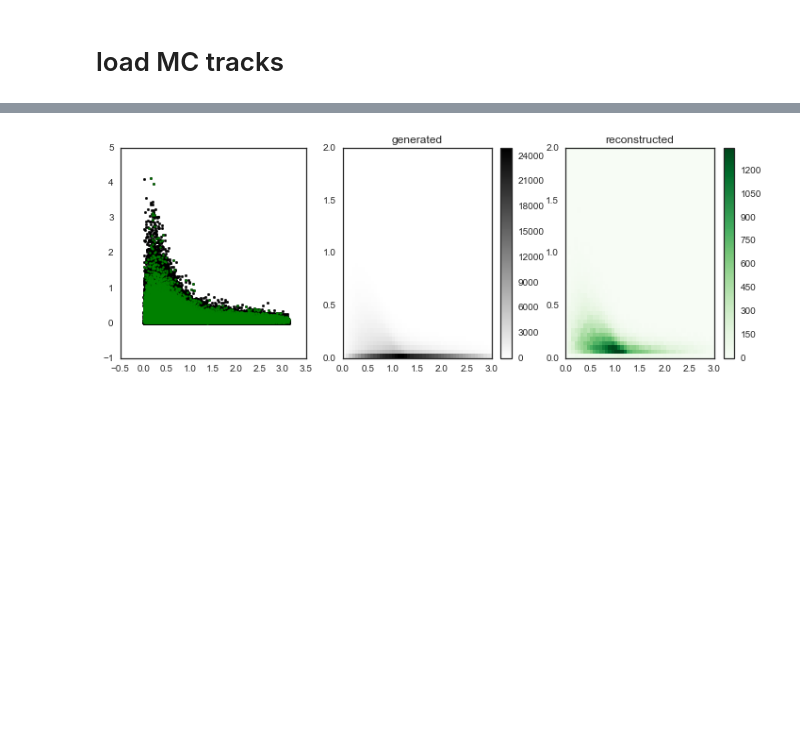
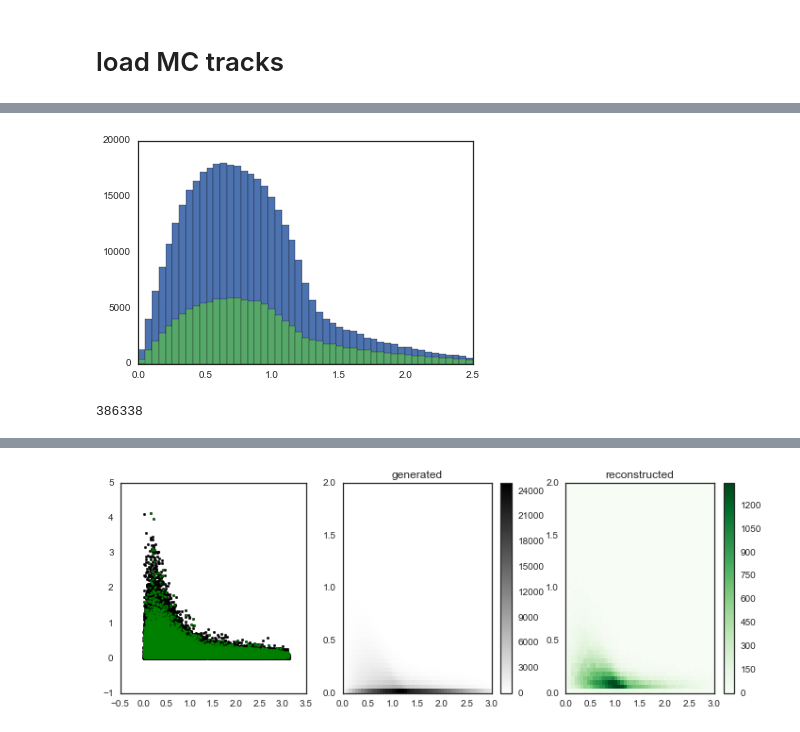
Before and after one commit to erezcoh4/AnalysisTreesInformation, a Jupyter notebook: AnaTreesPackage/notebooks/MC_BNB_anatrees_plots.ipynb, the cells around one changed output, grey strips where cells are left out. Saved outputs shown, nothing was run; the diff lists cells and outputs as text; code cells hidden in the pictures; blank space fills up the shorter version.

```diff
--- a/AnaTreesPackage/notebooks/MC_BNB_anatrees_plots.ipynb
+++ b/AnaTreesPackage/notebooks/MC_BNB_anatrees_plots.ipynb
@@ -97,0 +135,10 @@ def acceptace_2d( vx='theta' , vy='phi',
+# %%
+
+plt.hist(MCBNB_gen_protons.theta,bins=np.linspace(0,2.5,50));
+plt.hist(MCBNB_rec_protons.truth_theta,bins=np.linspace(0,2.5,50));
+# %% [output]
+[figure, added]
+# %%
+len(MCBNB_gen_protons[MCBNB_gen_protons.ig4==1])
+# %% [output]
+386338
```
Also changed, not shown: parts of 14 cells of this notebook, 1 other file.
